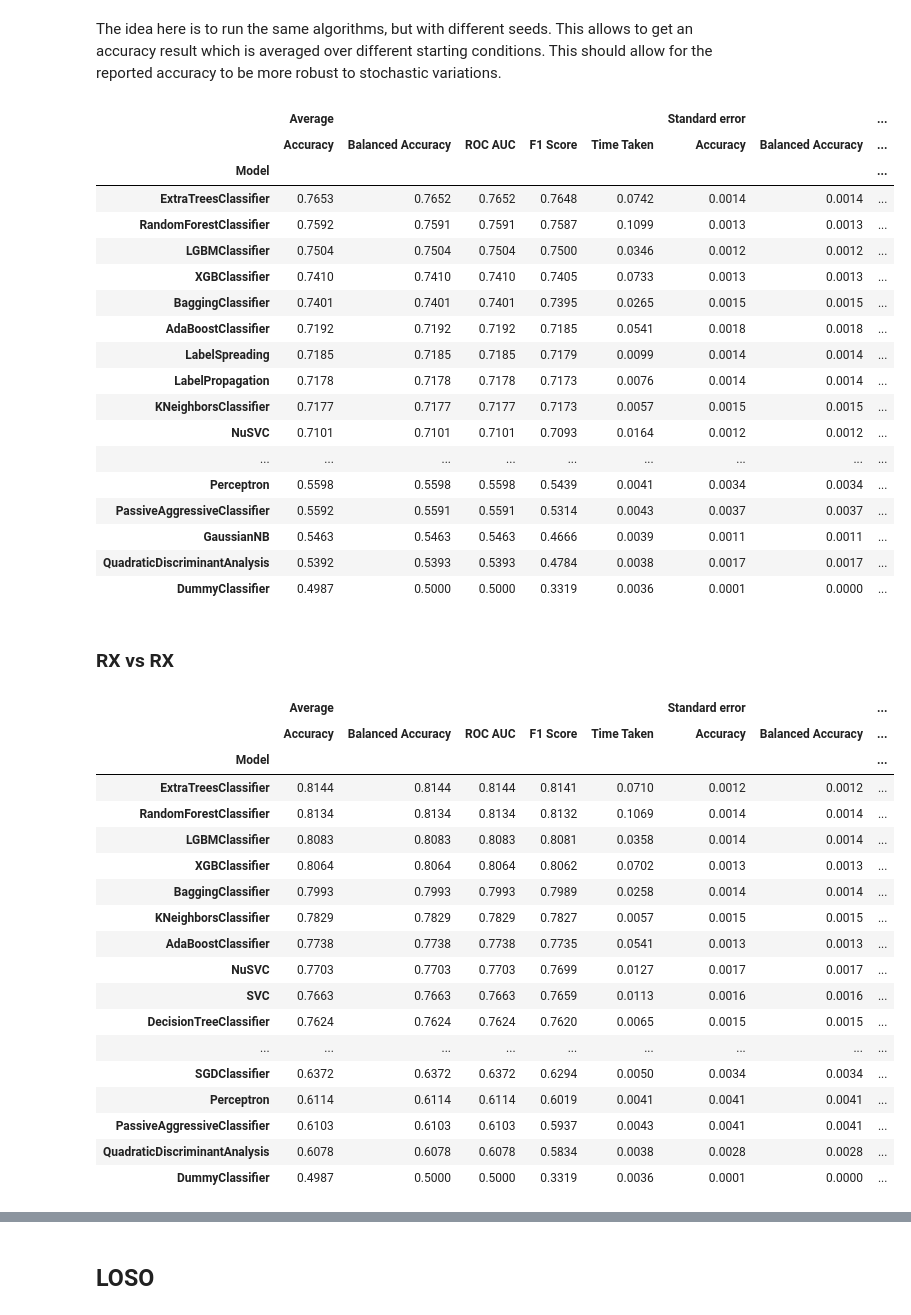
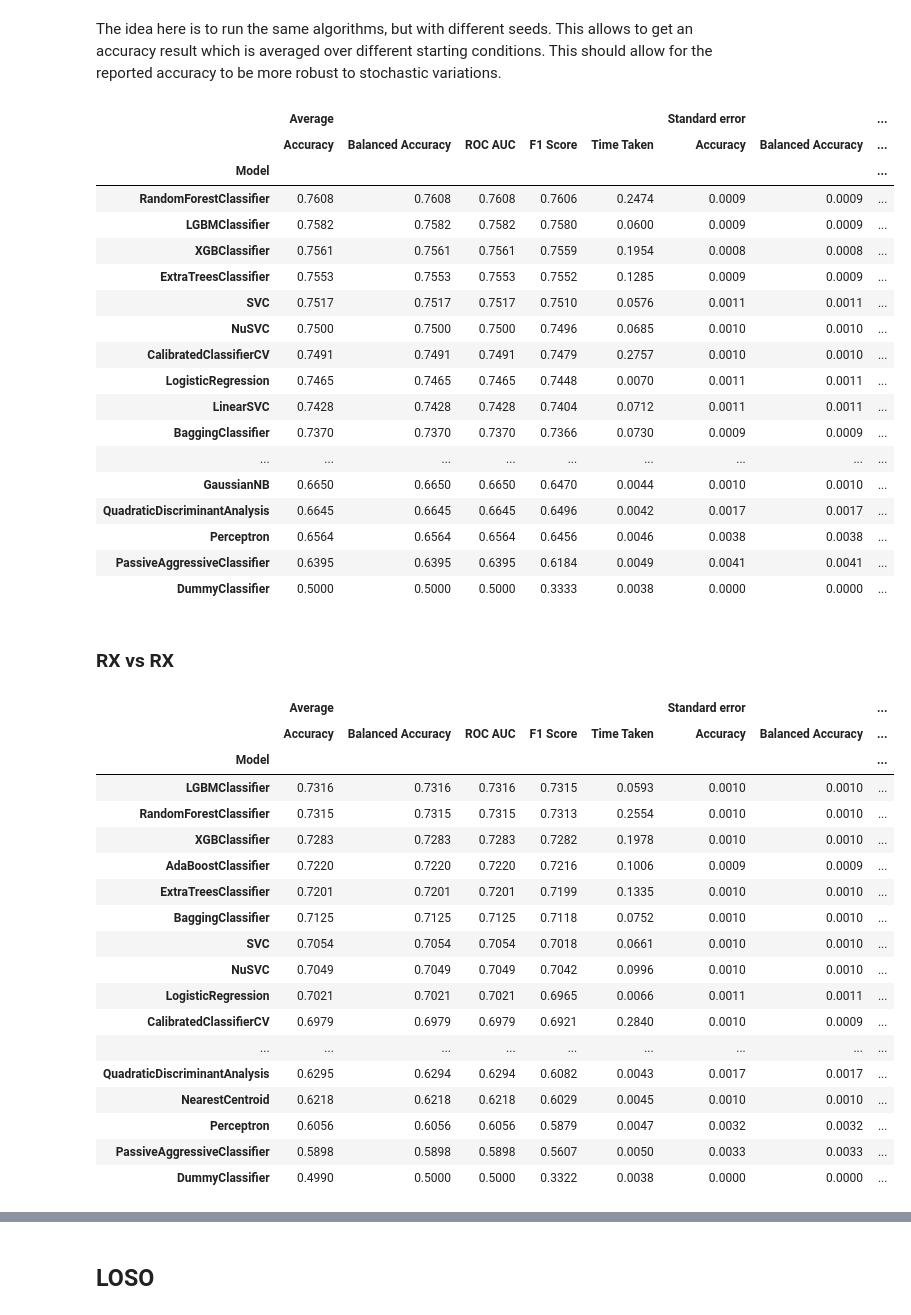
Before and after one commit to LeonardoAlchieri/LateralizationPhysiologicalWearables, a Jupyter notebook: notebooks/data-exploration-mwc2022.ipynb, the cells around one changed output, grey strips where cells are left out. Cells and saved outputs as stored; diff of their text form; code cells hidden in the pictures.

```diff
--- a/notebooks/data-exploration-mwc2022.ipynb
+++ b/notebooks/data-exploration-mwc2022.ipynb
@@ -229,4 +170,2 @@ def run_cv_ml(x, y, groups):
 # %% [markdown]
 #### LX v LX
-# %%
-run_cv_ml(features_left, labels_left, groups_left)
@@ -462,25 +326,34 @@ result = run_cv_ml_multiple_seeds(features_left, labels_left, groups_left)
+# %%
+averaged_results_cv_multi_lxlx, all_results_cv_multi_lxlx = run_cross_validation_prediction(
+    x=features_left,
+    y=labels_left,
+    groups=groups_left,
+    generator_seeds=[42, 666],
+    n_seeds_to_test_classifiers=10,
+    n_seeds_to_test_folds=10,
+)
 # %%
-with pd.option_context('display.float_format', '{:0.4f}'.format):
-    display(result)
+with pandas_option_context('display.float_format', '{:0.4f}'.format):
+    display(averaged_results_cv_multi_lxlx)
 # %% [output]
 |  | Average |  |  |  |  | Standard error |  | ... |
 |  | Accuracy | Balanced Accuracy | ROC AUC | F1 Score | Time Taken | Accuracy | Balanced Accuracy | ... |
 | Model |  |  |  |  |  |  |  | ... |
-| ExtraTreesClassifier | 0.7653 | 0.7652 | 0.7652 | 0.7648 | 0.0742 | 0.0014 | 0.0014 | ... |
-| RandomForestClassifier | 0.7592 | 0.7591 | 0.7591 | 0.7587 | 0.1099 | 0.0013 | 0.0013 | ... |
-| LGBMClassifier | 0.7504 | 0.7504 | 0.7504 | 0.7500 | 0.0346 | 0.0012 | 0.0012 | ... |
-| XGBClassifier | 0.7410 | 0.7410 | 0.7410 | 0.7405 | 0.0733 | 0.0013 | 0.0013 | ... |
-| BaggingClassifier | 0.7401 | 0.7401 | 0.7401 | 0.7395 | 0.0265 | 0.0015 | 0.0015 | ... |
-| AdaBoostClassifier | 0.7192 | 0.7192 | 0.7192 | 0.7185 | 0.0541 | 0.0018 | 0.0018 | ... |
-| LabelSpreading | 0.7185 | 0.7185 | 0.7185 | 0.7179 | 0.0099 | 0.0014 | 0.0014 | ... |
-| LabelPropagation | 0.7178 | 0.7178 | 0.7178 | 0.7173 | 0.0076 | 0.0014 | 0.0014 | ... |
-| KNeighborsClassifier | 0.7177 | 0.7177 | 0.7177 | 0.7173 | 0.0057 | 0.0015 | 0.0015 | ... |
-| NuSVC | 0.7101 | 0.7101 | 0.7101 | 0.7093 | 0.0164 | 0.0012 | 0.0012 | ... |
+| RandomForestClassifier | 0.7608 | 0.7608 | 0.7608 | 0.7606 | 0.2474 | 0.0009 | 0.0009 | ... |
+| LGBMClassifier | 0.7582 | 0.7582 | 0.7582 | 0.7580 | 0.0600 | 0.0009 | 0.0009 | ... |
+| XGBClassifier | 0.7561 | 0.7561 | 0.7561 | 0.7559 | 0.1954 | 0.0008 | 0.0008 | ... |
+| ExtraTreesClassifier | 0.7553 | 0.7553 | 0.7553 | 0.7552 | 0.1285 | 0.0009 | 0.0009 | ... |
+| SVC | 0.7517 | 0.7517 | 0.7517 | 0.7510 | 0.0576 | 0.0011 | 0.0011 | ... |
+| NuSVC | 0.7500 | 0.7500 | 0.7500 | 0.7496 | 0.0685 | 0.0010 | 0.0010 | ... |
+| CalibratedClassifierCV | 0.7491 | 0.7491 | 0.7491 | 0.7479 | 0.2757 | 0.0010 | 0.0010 | ... |
+| LogisticRegression | 0.7465 | 0.7465 | 0.7465 | 0.7448 | 0.0070 | 0.0011 | 0.0011 | ... |
+| LinearSVC | 0.7428 | 0.7428 | 0.7428 | 0.7404 | 0.0712 | 0.0011 | 0.0011 | ... |
+| BaggingClassifier | 0.7370 | 0.7370 | 0.7370 | 0.7366 | 0.0730 | 0.0009 | 0.0009 | ... |
 | ... | ... | ... | ... | ... | ... | ... | ... | ... |
-| Perceptron | 0.5598 | 0.5598 | 0.5598 | 0.5439 | 0.0041 | 0.0034 | 0.0034 | ... |
-| PassiveAggressiveClassifier | 0.5592 | 0.5591 | 0.5591 | 0.5314 | 0.0043 | 0.0037 | 0.0037 | ... |
-| GaussianNB | 0.5463 | 0.5463 | 0.5463 | 0.4666 | 0.0039 | 0.0011 | 0.0011 | ... |
-| QuadraticDiscriminantAnalysis | 0.5392 | 0.5393 | 0.5393 | 0.4784 | 0.0038 | 0.0017 | 0.0017 | ... |
-| DummyClassifier | 0.4987 | 0.5000 | 0.5000 | 0.3319 | 0.0036 | 0.0001 | 0.0000 | ... |
+| GaussianNB | 0.6650 | 0.6650 | 0.6650 | 0.6470 | 0.0044 | 0.0010 | 0.0010 | ... |
+| QuadraticDiscriminantAnalysis | 0.6645 | 0.6645 | 0.6645 | 0.6496 | 0.0042 | 0.0017 | 0.0017 | ... |
+| Perceptron | 0.6564 | 0.6564 | 0.6564 | 0.6456 | 0.0046 | 0.0038 | 0.0038 | ... |
+| PassiveAggressiveClassifier | 0.6395 | 0.6395 | 0.6395 | 0.6184 | 0.0049 | 0.0041 | 0.0041 | ... |
+| DummyClassifier | 0.5000 | 0.5000 | 0.5000 | 0.3333 | 0.0038 | 0.0000 | 0.0000 | ... |
 # %% [markdown]
 ### RX vs RX
@@ -489,23 +369,23 @@ result = run_cv_ml_multiple_seeds(features_right, labels_right, groups_right)
 # %%
-with pd.option_context('display.float_format', '{:0.4f}'.format):
-    display(result)
+with pandas_option_context('display.float_format', '{:0.4f}'.format):
+    display(averaged_results_cv_multi_rxrx)
 # %% [output]
 |  | Average |  |  |  |  | Standard error |  | ... |
 |  | Accuracy | Balanced Accuracy | ROC AUC | F1 Score | Time Taken | Accuracy | Balanced Accuracy | ... |
 | Model |  |  |  |  |  |  |  | ... |
-| ExtraTreesClassifier | 0.8144 | 0.8144 | 0.8144 | 0.8141 | 0.0710 | 0.0012 | 0.0012 | ... |
-| RandomForestClassifier | 0.8134 | 0.8134 | 0.8134 | 0.8132 | 0.1069 | 0.0014 | 0.0014 | ... |
-| LGBMClassifier | 0.8083 | 0.8083 | 0.8083 | 0.8081 | 0.0358 | 0.0014 | 0.0014 | ... |
-| XGBClassifier | 0.8064 | 0.8064 | 0.8064 | 0.8062 | 0.0702 | 0.0013 | 0.0013 | ... |
-| BaggingClassifier | 0.7993 | 0.7993 | 0.7993 | 0.7989 | 0.0258 | 0.0014 | 0.0014 | ... |
-| KNeighborsClassifier | 0.7829 | 0.7829 | 0.7829 | 0.7827 | 0.0057 | 0.0015 | 0.0015 | ... |
-| AdaBoostClassifier | 0.7738 | 0.7738 | 0.7738 | 0.7735 | 0.0541 | 0.0013 | 0.0013 | ... |
-| NuSVC | 0.7703 | 0.7703 | 0.7703 | 0.7699 | 0.0127 | 0.0017 | 0.0017 | ... |
-| SVC | 0.7663 | 0.7663 | 0.7663 | 0.7659 | 0.0113 | 0.0016 | 0.0016 | ... |
-| DecisionTreeClassifier | 0.7624 | 0.7624 | 0.7624 | 0.7620 | 0.0065 | 0.0015 | 0.0015 | ... |
+| LGBMClassifier | 0.7316 | 0.7316 | 0.7316 | 0.7315 | 0.0593 | 0.0010 | 0.0010 | ... |
+| RandomForestClassifier | 0.7315 | 0.7315 | 0.7315 | 0.7313 | 0.2554 | 0.0010 | 0.0010 | ... |
+| XGBClassifier | 0.7283 | 0.7283 | 0.7283 | 0.7282 | 0.1978 | 0.0010 | 0.0010 | ... |
+| AdaBoostClassifier | 0.7220 | 0.7220 | 0.7220 | 0.7216 | 0.1006 | 0.0009 | 0.0009 | ... |
+| ExtraTreesClassifier | 0.7201 | 0.7201 | 0.7201 | 0.7199 | 0.1335 | 0.0010 | 0.0010 | ... |
+| BaggingClassifier | 0.7125 | 0.7125 | 0.7125 | 0.7118 | 0.0752 | 0.0010 | 0.0010 | ... |
+| SVC | 0.7054 | 0.7054 | 0.7054 | 0.7018 | 0.0661 | 0.0010 | 0.0010 | ... |
+| NuSVC | 0.7049 | 0.7049 | 0.7049 | 0.7042 | 0.0996 | 0.0010 | 0.0010 | ... |
+| LogisticRegression | 0.7021 | 0.7021 | 0.7021 | 0.6965 | 0.0066 | 0.0011 | 0.0011 | ... |
+| CalibratedClassifierCV | 0.6979 | 0.6979 | 0.6979 | 0.6921 | 0.2840 | 0.0010 | 0.0009 | ... |
 | ... | ... | ... | ... | ... | ... | ... | ... | ... |
-| SGDClassifier | 0.6372 | 0.6372 | 0.6372 | 0.6294 | 0.0050 | 0.0034 | 0.0034 | ... |
-| Perceptron | 0.6114 | 0.6114 | 0.6114 | 0.6019 | 0.0041 | 0.0041 | 0.0041 | ... |
-| PassiveAggressiveClassifier | 0.6103 | 0.6103 | 0.6103 | 0.5937 | 0.0043 | 0.0041 | 0.0041 | ... |
-| QuadraticDiscriminantAnalysis | 0.6078 | 0.6078 | 0.6078 | 0.5834 | 0.0038 | 0.0028 | 0.0028 | ... |
-| DummyClassifier | 0.4987 | 0.5000 | 0.5000 | 0.3319 | 0.0036 | 0.0001 | 0.0000 | ... |
+| QuadraticDiscriminantAnalysis | 0.6295 | 0.6294 | 0.6294 | 0.6082 | 0.0043 | 0.0017 | 0.0017 | ... |
+| NearestCentroid | 0.6218 | 0.6218 | 0.6218 | 0.6029 | 0.0045 | 0.0010 | 0.0010 | ... |
+| Perceptron | 0.6056 | 0.6056 | 0.6056 | 0.5879 | 0.0047 | 0.0032 | 0.0032 | ... |
+| PassiveAggressiveClassifier | 0.5898 | 0.5898 | 0.5898 | 0.5607 | 0.0050 | 0.0033 | 0.0033 | ... |
+| DummyClassifier | 0.4990 | 0.5000 | 0.5000 | 0.3322 | 0.0038 | 0.0000 | 0.0000 | ... |
```
Also changed, not shown: parts of 55 cells of this notebook, 2 other files.
